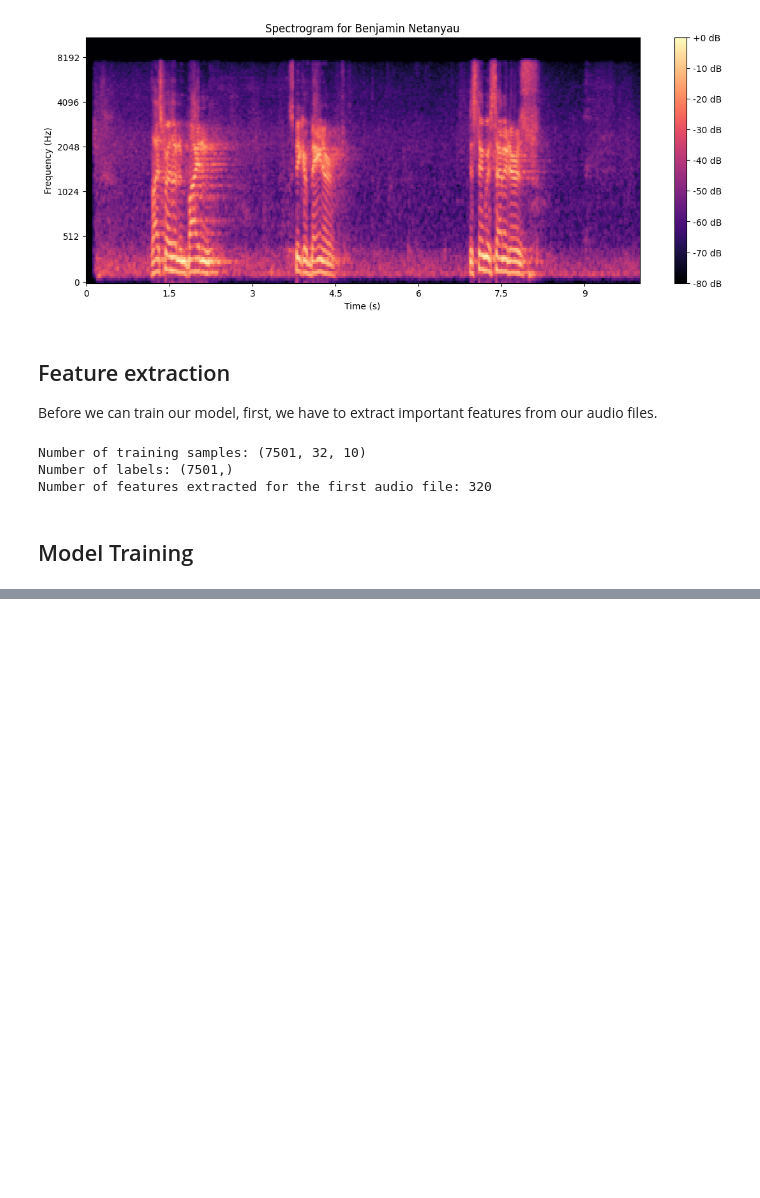
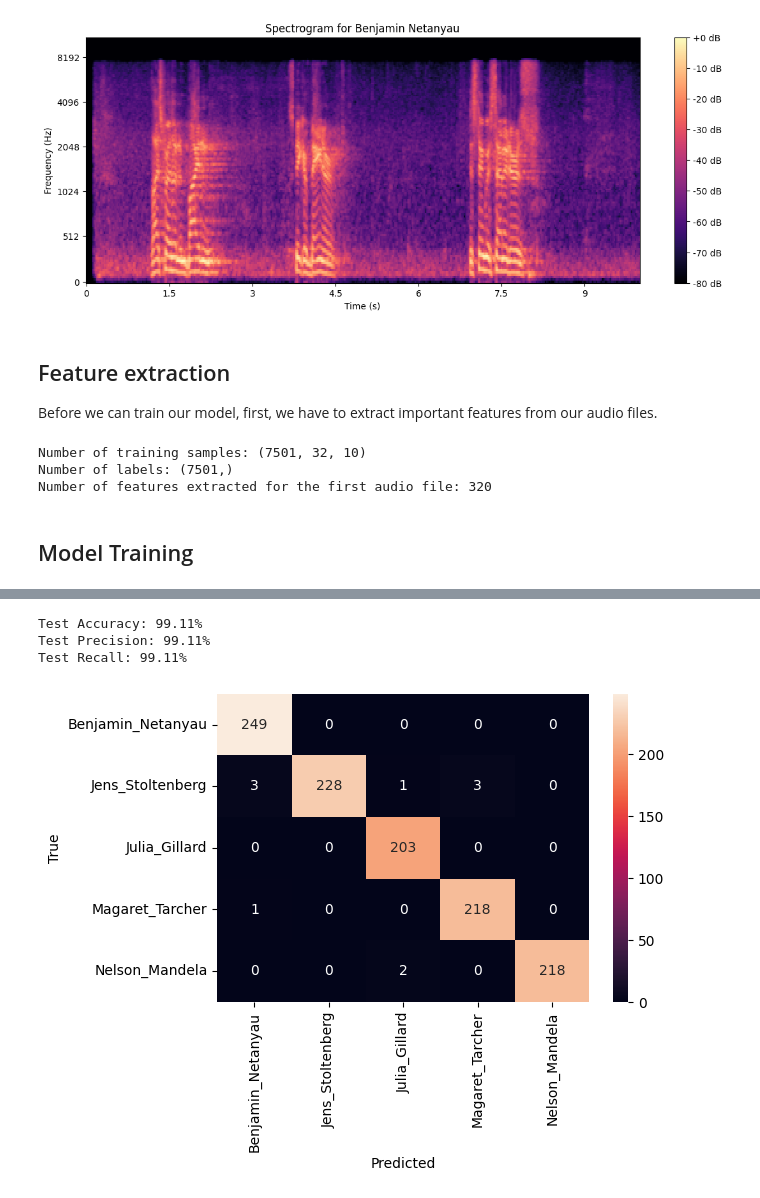
Before and after one commit to calimandaniel/SpeakerRecognition, a Jupyter notebook: BS_Project_Vilma_Gabriel_Daniel.ipynb, the cells around one changed output, grey strips where cells are left out. Drawn from its saved outputs; the diff is of its cells as text; code cells hidden in the pictures; blank space fills up the shorter version.

Commit message:
Completed full LSTM model.

```diff
--- a/BS_Project_Vilma_Gabriel_Daniel.ipynb
+++ b/BS_Project_Vilma_Gabriel_Daniel.ipynb
@@ -37,6 +40,9 @@ dataset_noise_path = os.path.join(cut_output_path, noise_subfolder)
 
 noise_folders = ["./dataset/other", "./dataset/_background_noise_"]
 
+# Define the device
+device = torch.device('cuda' if torch.cuda.is_available() else 'cpu')
+
 for folder in os.listdir(cut_output_path):
     full_path = os.path.join(cut_output_path, folder)
 
@@ -172,0 +281,45 @@ Number of features extracted for the first audio file: 320
+# %%
+from sklearn.metrics import precision_score, recall_score, confusion_matrix
+import seaborn as sns
+
+
+# Evaluate the model on the test dataset
+def evaluate_model(net, loader):
+    net.eval()
+    correct = 0
+    total = 0
+    all_labels = []
+    all_predictions = []
+    with torch.no_grad():
+        for features, labels in loader:
+            features = features.to(device)
+            labels = labels.to(device)
+            outputs = net(features)
+            _, predicted = torch.max(outputs.data, 1)
+            total += labels.size(0)
+            correct += (predicted == labels).sum().item()
+            all_labels.extend(labels.cpu().numpy())
+            all_predictions.extend(predicted.cpu().numpy())
+    accuracy = 100 * correct / total
+    precision = precision_score(all_labels, all_predictions, average='micro')
+    recall = recall_score(all_labels, all_predictions, average='micro')
+    conf_matrix = confusion_matrix(all_labels, all_predictions)
+    return accuracy, precision, recall, conf_matrix
+
+
+test_accuracy, test_precision, test_recall, conf_matrix = evaluate_model(model, test_loader)
+
+# Print the metrics
+print(f"Test Accuracy: {test_accuracy:.2f}%\nTest Precision: {test_precision * 100:.2f}%\nTest Recall: {test_recall * 100:.2f}%")
+
+# Plot the confusion matrix
+plt.figure(figsize=(6, 4))
+sns.heatmap(conf_matrix, annot=True, fmt='d',xticklabels=speaker_names, yticklabels=speaker_names)
+plt.xlabel('Predicted')
+plt.ylabel('True')
+plt.show()
+# %% [output]
+Test Accuracy: 99.11%
+Test Precision: 99.11%
+Test Recall: 99.11%
+[figure, added]
```
Also changed, not shown: parts of 4 cells of this notebook.
